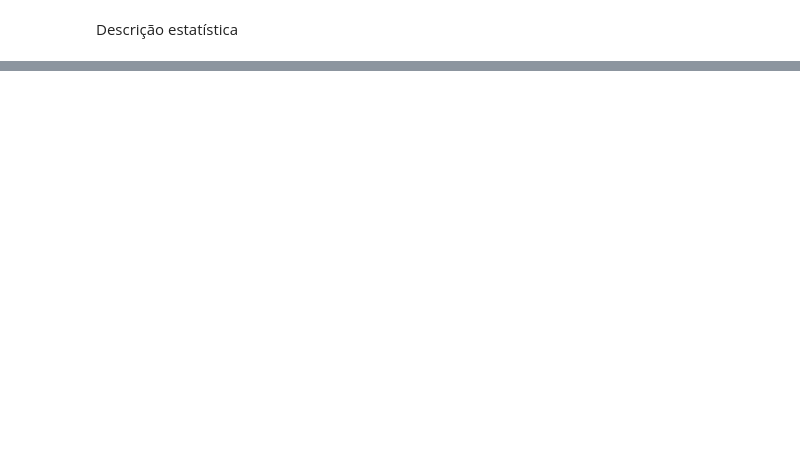
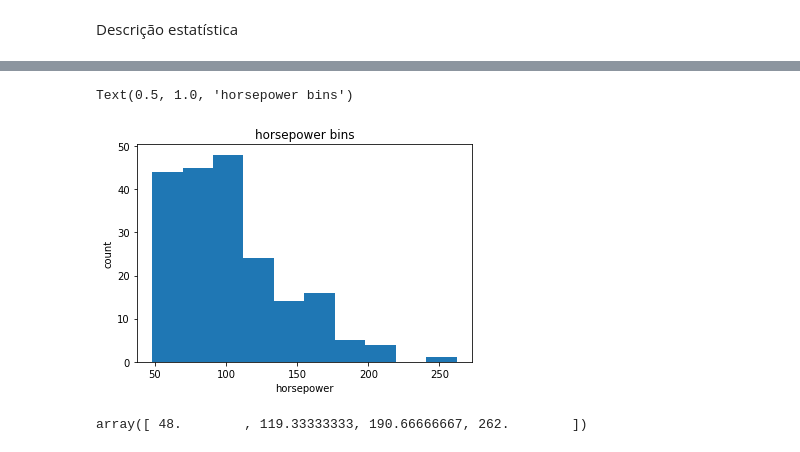
Before and after one commit to IgorEisenlohr/Car-price, a Jupyter notebook: car_prices.ipynb, the cells around one changed output, grey strips where cells are left out. Cells and saved outputs as stored; diff of their text form; code cells hidden in the pictures; blank space fills up the shorter version.

```diff
--- a/car_prices.ipynb
+++ b/car_prices.ipynb
@@ -165 +177,5 @@ Index(['symboling', 'wheel-base', 'lenght', 'width', 'height', 'curb-weight',
       dtype='object')
+# %%
+df['lenght'] = df['lenght']/df['lenght'].max()
+df['width'] = df['width']/df['width'].max()
+df['height'] = df['height']/df['height'].max()
@@ -165,0 +198,16 @@ Index(['symboling', 'wheel-base', 'lenght', 'width', 'height', 'curb-weight',
+# %%
+df["horsepower"]=df["horsepower"].astype(int, copy=True)
+plt.hist(df["horsepower"])
+
+# set x/y labels and plot title
+plt.xlabel("horsepower")
+plt.ylabel("count")
+plt.title("horsepower bins")
+# %% [output]
+Text(0.5, 1.0, 'horsepower bins')
+[figure, added]
+# %%
+bins = np.linspace(min(df["horsepower"]), max(df["horsepower"]), 4)
+bins
+# %% [output]
+array([ 48.        , 119.33333333, 190.66666667, 262.        ])
```
Also changed, not shown: parts of 23 cells of this notebook.
